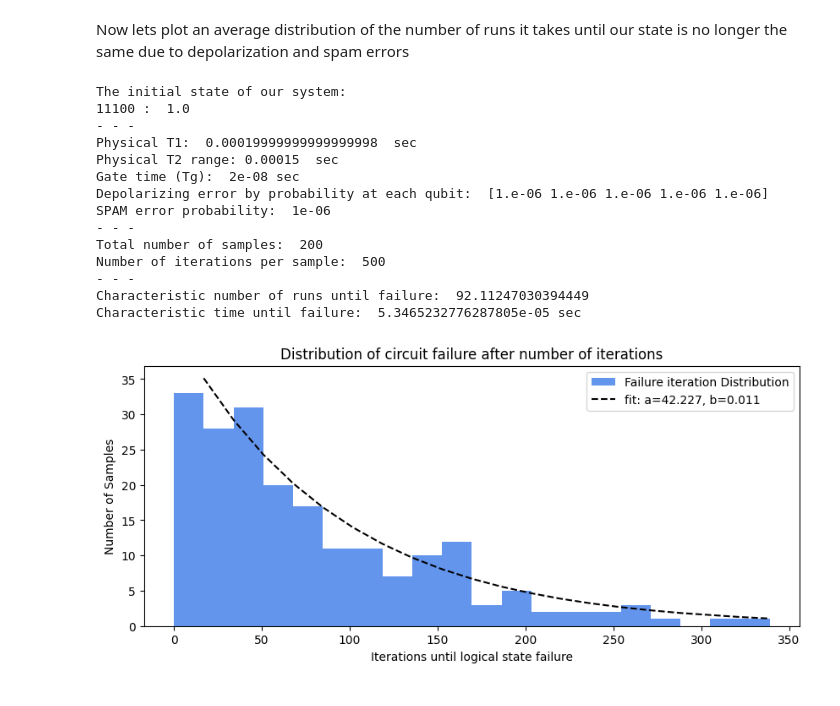
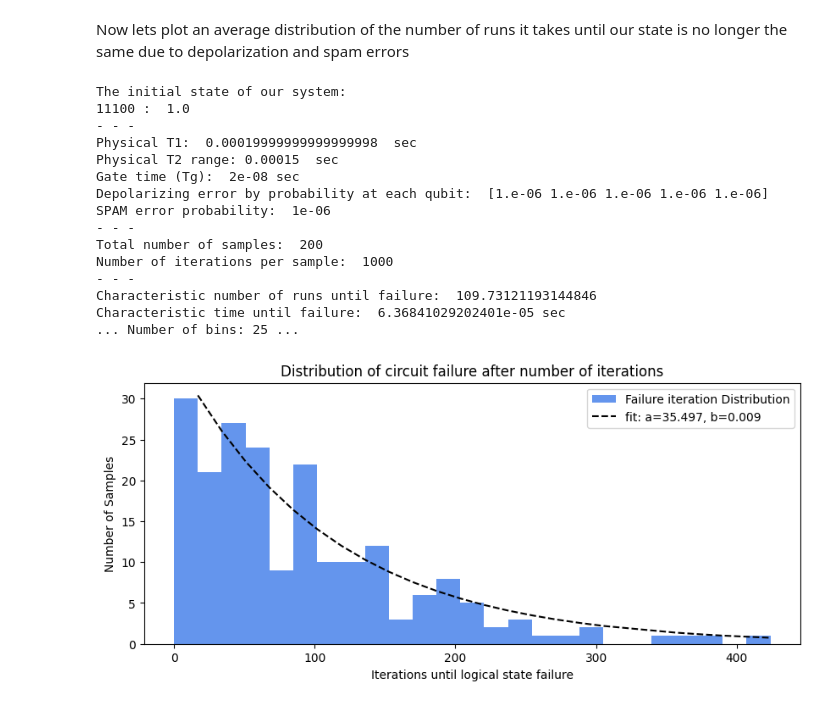
Before and after one commit to gnperdue/QEC_code, a Jupyter notebook: Implementation Knowledge Base/02c. 3 qubit logical T1 calculation.ipynb, the cells around one changed output. Saved outputs shown, nothing was run; the diff lists cells and outputs as text; code cells hidden in the pictures.

```diff
--- a/Implementation Knowledge Base/02c. 3 qubit logical T1 calculation.ipynb
+++ b/Implementation Knowledge Base/02c. 3 qubit logical T1 calculation.ipynb
@@ -552,10 +556,12 @@ plt.show()
 # %% [markdown]
 Now lets plot an average distribution of the number of runs it takes until our state is no longer the same due to depolarization and spam errors
 # %%
-initial_psi = one # initialize our psi
-
+# initial_psi = 1/np.sqrt(2) * (one + zero) # initialize our psi
+initial_psi = one
 ideal_state = np.dot(CNOT(1, 2, 5), np.dot(CNOT(0, 1, 5), np.kron(
     initial_psi, np.kron(zero, np.kron(zero, np.kron(zero, zero))))))
+
+ideal_bits = vector_state_to_bit_state(ideal_state, 5)[0]
 
 # the parameters of our system
 t1 = 200 * 10**-6 # 200 us
@@ -573,7 +579,7 @@ all_pops = np.array([])
 count = np.array([])
 overall_count = np.array([])
 # Apply the function above 200 times to run the circuit 200 times
-iterations = 500
+iterations = 1000
 samples = 200
 
 for k in range(samples):
@@ -585,14 +591,10 @@ for k in range(samples):
         rho = three_qubit_realistic(
             rho, t1=t1, t2=t2, tg=tg, qubit_error_probs=qubit_error_probs, spam_prob=spam_prob)
 
-        if vector_state_to_bit_state(collapse_dm(rho), 5)[0][0] != vector_state_to_bit_state(
-            ideal_state, 5)[0][0]:
-            if len(vector_state_to_bit_state(ideal_state, 5)[0]) > 1:
-                if vector_state_to_bit_state(collapse_dm(rho), 5)[0][0] != vector_state_to_bit_state(
-                    ideal_state, 5)[0][1]:
-                    break
-            else:
-                break
+        # Check if we are still in our ideal state
+        collapsed_bits = vector_state_to_bit_state(collapse_dm(rho), 5)[0][0]
+        if collapsed_bits not in ideal_bits:
+            break
 
         M = np.kron(one_meas, np.kron(one_meas, np.kron(one_meas, np.kron(np.identity(2), np.identity(2)))))
         pop = np.trace(np.dot(M.conj().T, np.dot(M, rho)))
@@ -617,48 +619,52 @@ print('Total number of samples: ', samples)
 print('Number of iterations per sample: ', iterations)
 
 # Plotting the error state probabilities
+# Plotting the error state probabilities
 plt.figure(figsize=(10,4))# passing the histogram function
-bins = int(samples/10)
+bin_num = 'auto'
 while True:
-    n, bins, patches = plt.hist(count, bins = bins, label = 'Failure iteration Distribution', color = 'cornflowerblue')
+    n, bins, patches = plt.hist(
+        count, bins = bin_num, label = 'Failure iteration Distribution', color = 'cornflowerblue')
     plt.title('Distribution of circuit failure after number of iterations')
     plt.xlabel('Iterations until logical state failure')
     plt.ylabel('Number of Samples')
-
     # - - - Fitting a curve to our plot - - - #
-
-    xdata = (bins[bins!=0])[n!=0]
+    xdata = (bins[1:])[n!=0]
     ydata = n[n!=0]
 
     popt, pcov = curve_fit(exp_decay, xdata, ydata)
-    if 0<popt[1]<1:
+    if 0<popt[1]<0.5:
         plt.plot(xdata, exp_decay(xdata, *popt), 'black',
                  label='fit: a=%5.3f, b=%5.3f' % tuple(popt), linestyle = 'dashed')
         print('- - -')
 
         circuit_runs = 1/popt[1]
         print('Characteristic number of runs until failure: ', circuit_runs)
 
-        char_time = ((circuit_runs * 29 + 2) * tg)
+        char_time = (((circuit_runs * 29) + 2) * tg)
         print('Characteristic time until failure: ', char_time, 'sec')
+
+        print('... Number of bins:', len(bins)-1, '...')
         break
-    bins +=1
+    bin_num = len(bins)
+    plt.clf()
 # Add a Legend
 plt.legend()
 plt.show()
 # %% [output]
 The initial state of our system:
 11100 :  1.0
 - - -
 Physical T1:  0.00019999999999999998  sec
 Physical T2 range: 0.00015  sec
 Gate time (Tg):  2e-08 sec
 Depolarizing error by probability at each qubit:  [1.e-06 1.e-06 1.e-06 1.e-06 1.e-06]
 SPAM error probability:  1e-06
 - - -
 Total number of samples:  200
-Number of iterations per sample:  500
+Number of iterations per sample:  1000
 - - -
-Characteristic number of runs until failure:  92.11247030394449
-Characteristic time until failure:  5.3465232776287805e-05 sec
+Characteristic number of runs until failure:  109.73121193144846
+Characteristic time until failure:  6.36841029202401e-05 sec
+... Number of bins: 25 ...
-[figure, old version]
+[figure, new version]
```
Also changed, not shown: parts of 1 cell of this notebook, 7 other files.
